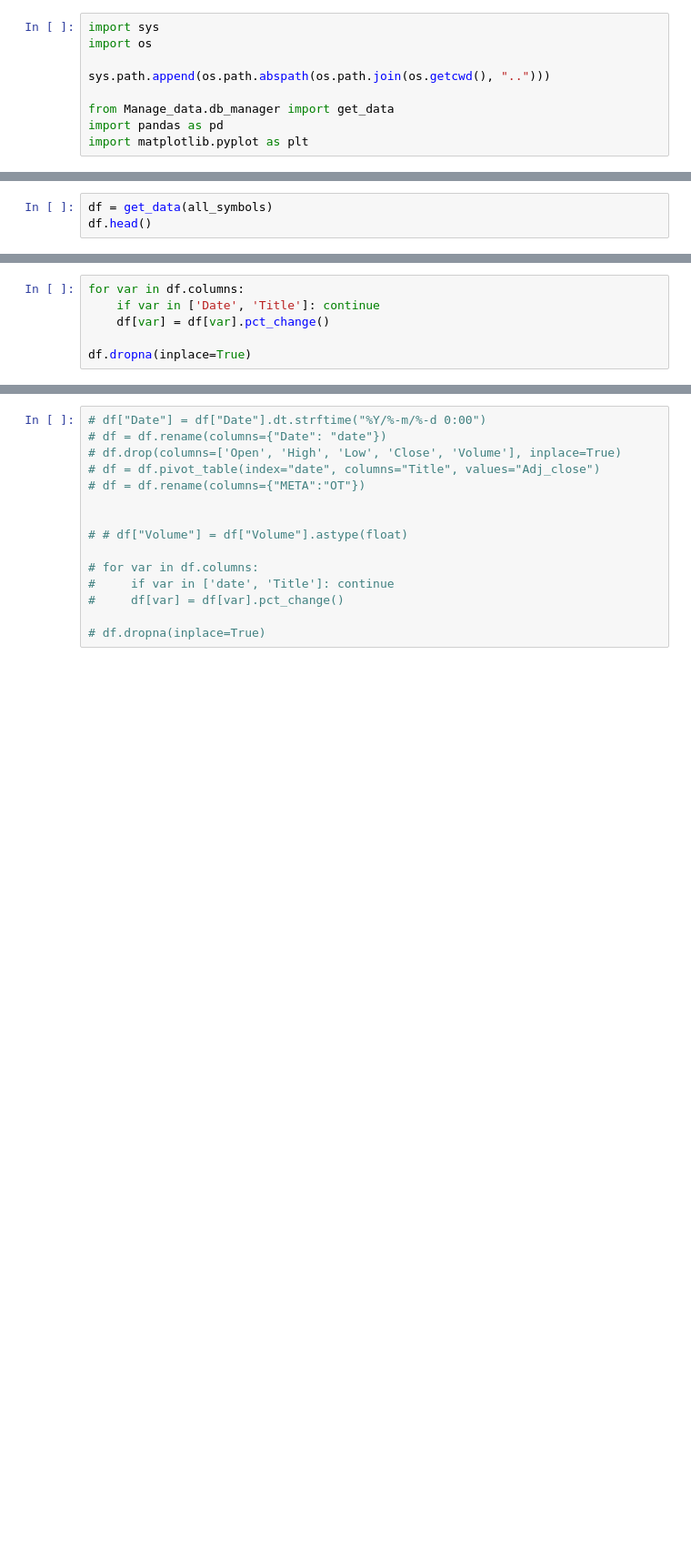
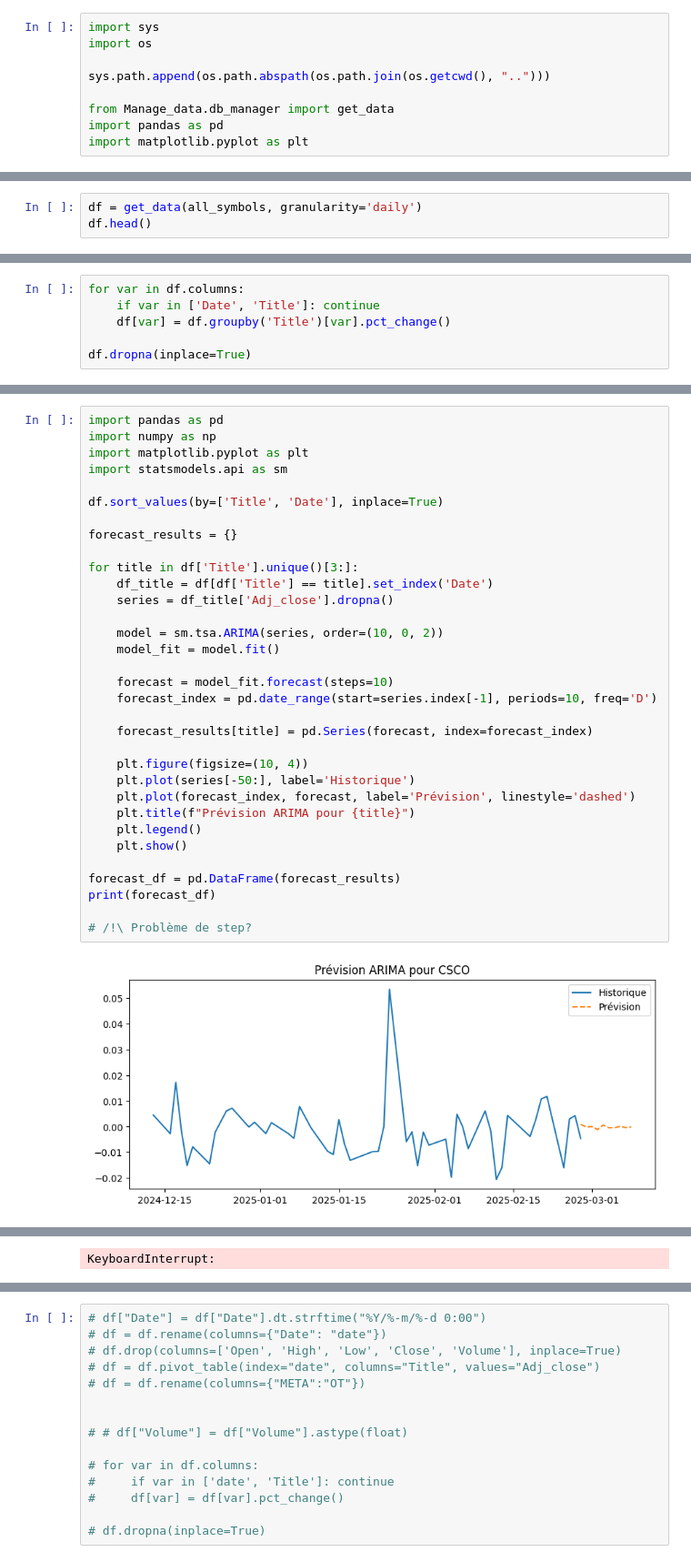
Before and after one commit to NaDub/MLFI_2025, a Jupyter notebook: Visualize/descriptive.ipynb, the cells around one changed output, grey strips where cells are left out. Shown at 91% size. Drawn from its saved outputs; the diff is of its cells as text; blank space fills up the shorter version.

Commit message:
premier test arima

```diff
--- a/Visualize/descriptive.ipynb
+++ b/Visualize/descriptive.ipynb
@@ -56,3 +54,3 @@ print(all_symbols)
 # %%
-df = get_data(all_symbols)
+df = get_data(all_symbols, granularity='daily')
 df.head()
@@ -145,7 +115,7 @@ test_stationarity_per_stock(df)
 # %%
 for var in df.columns:
     if var in ['Date', 'Title']: continue
-    df[var] = df[var].pct_change()
+    df[var] = df.groupby('Title')[var].pct_change()
 
 df.dropna(inplace=True)
 # %%
@@ -189,0 +126,35 @@ plt.show()
+# %%
+import pandas as pd
+import numpy as np
+import matplotlib.pyplot as plt
+import statsmodels.api as sm
+
+df.sort_values(by=['Title', 'Date'], inplace=True)
+
+forecast_results = {}
+
+for title in df['Title'].unique()[3:]:
+    df_title = df[df['Title'] == title].set_index('Date')
+    series = df_title['Adj_close'].dropna()
+
+    model = sm.tsa.ARIMA(series, order=(10, 0, 2))
+    model_fit = model.fit()
+
+    forecast = model_fit.forecast(steps=10)
+    forecast_index = pd.date_range(start=series.index[-1], periods=10, freq='D')
+
+    forecast_results[title] = pd.Series(forecast, index=forecast_index)
+
+    plt.figure(figsize=(10, 4))
+    plt.plot(series[-50:], label='Historique')
+    plt.plot(forecast_index, forecast, label='Prévision', linestyle='dashed')
+    plt.title(f"Prévision ARIMA pour {title}")
+    plt.legend()
+    plt.show()
+
+forecast_df = pd.DataFrame(forecast_results)
+print(forecast_df)
+
+# /!\ Problème de step?
+# %% [output]
+[figure, added]
@@ -189,0 +162 @@ plt.show()
+KeyboardInterrupt:
```
Also changed, not shown: parts of 11 cells of this notebook.
